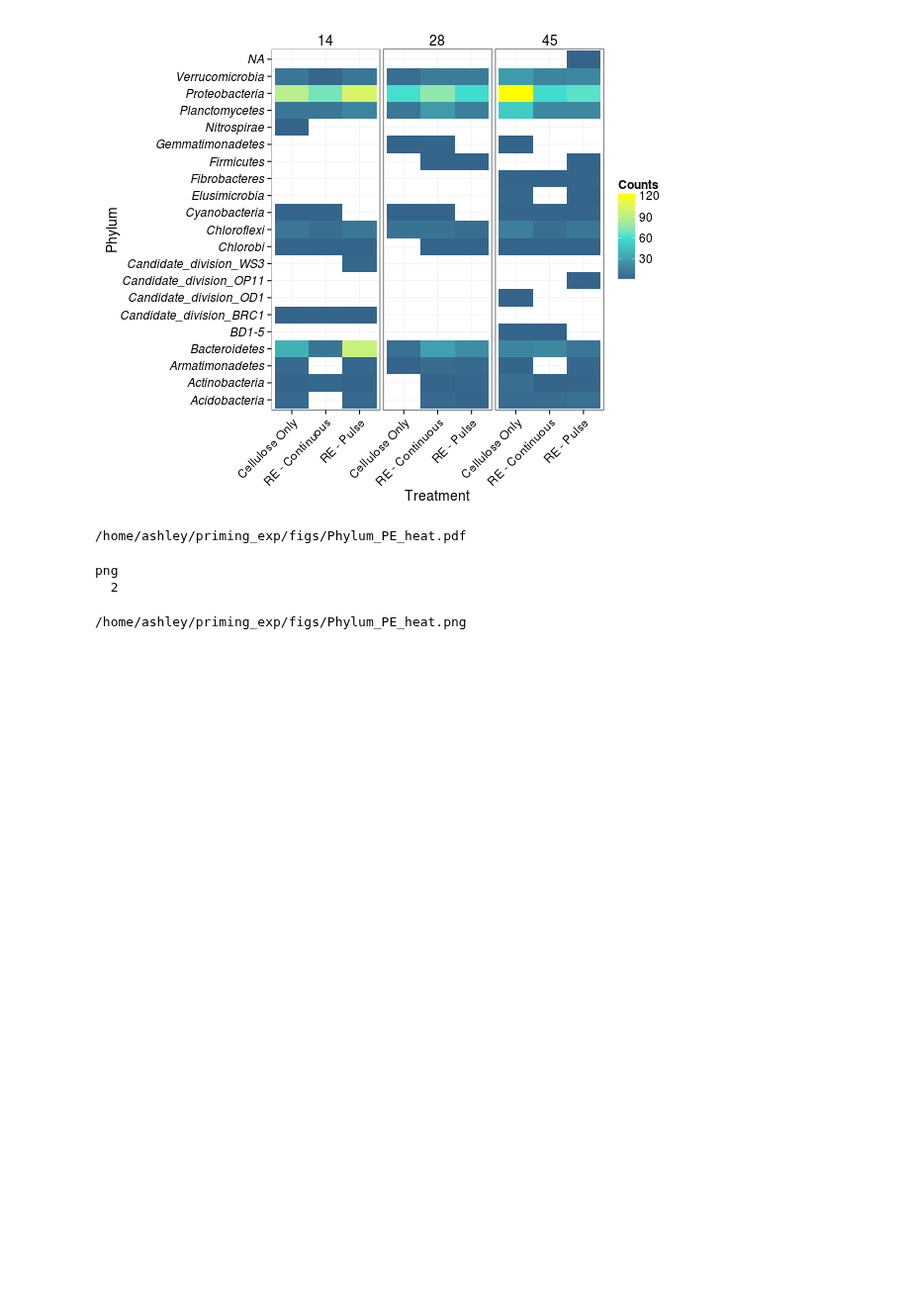
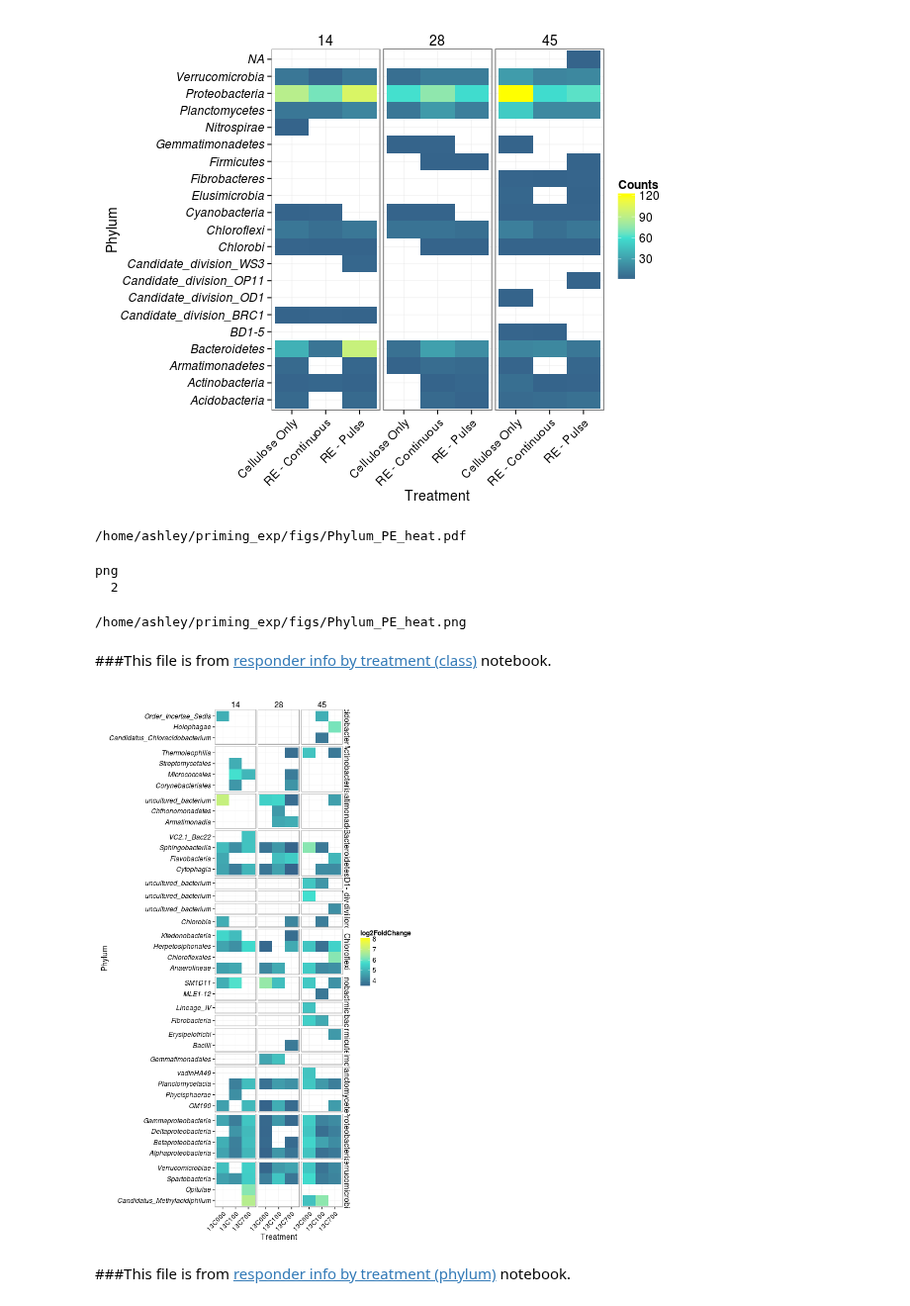
Before and after one commit to acampbellina/priming, a Jupyter notebook: Phylum_counts_figs.ipynb, the cells around one changed output. Shown at 99% size. Drawn from its saved outputs; the diff is of its cells as text; code cells hidden in the pictures; blank space fills up the shorter version.

```diff
--- a/Phylum_counts_figs.ipynb
+++ b/Phylum_counts_figs.ipynb
@@ -125,3 +148,34 @@ png
 FileLink("figs/Phylum_PE_heat.png")
 # %% [output]
 /home/ashley/priming_exp/figs/Phylum_PE_heat.png
+# %% [markdown]
+###This file is from [responder info by treatment (class)](./responder_info_by_treatment_class.ipynb) notebook.
+# %%
+%%R
+dat = read.csv("/home/ashley/priming_exp/data/top150_responders.csv",header=TRUE)
+# %%
+%%R -h 1000 -w 600
+p = ggplot(dat, aes(fill = log2FoldChange, y = Rank3, x = Treatment))
+
+p = p + facet_grid(Rank2~Day, scales = "free_y", space = "free")
+
+p = p + geom_tile()
+
+p = p + theme_bw()
+
+p = p + scale_fill_gradientn(colours = c("steelblue4","turquoise","yellow")) #rev(rainbow(2)))
+
+p = p + theme(axis.text.x = element_text(angle = 45, hjust = 1, vjust = 1, size = 12),
+              axis.text.y = element_text(face = "italic", size = 12),
+              strip.text = element_text(size = 14),
+              strip.background = element_blank(),
+              axis.title = element_text(size = 14),
+              legend.title = element_text(size = 12),
+              legend.text = element_text(size = 12))
+p = p + labs(y = "Phylum")
+
+p
+# %% [output]
+[figure, added]
+# %% [markdown]
+###This file is from [responder info by treatment (phylum)](./responder_info_by_treatment.ipynb) notebook.
```
Also changed, not shown: parts of 5 cells of this notebook.
